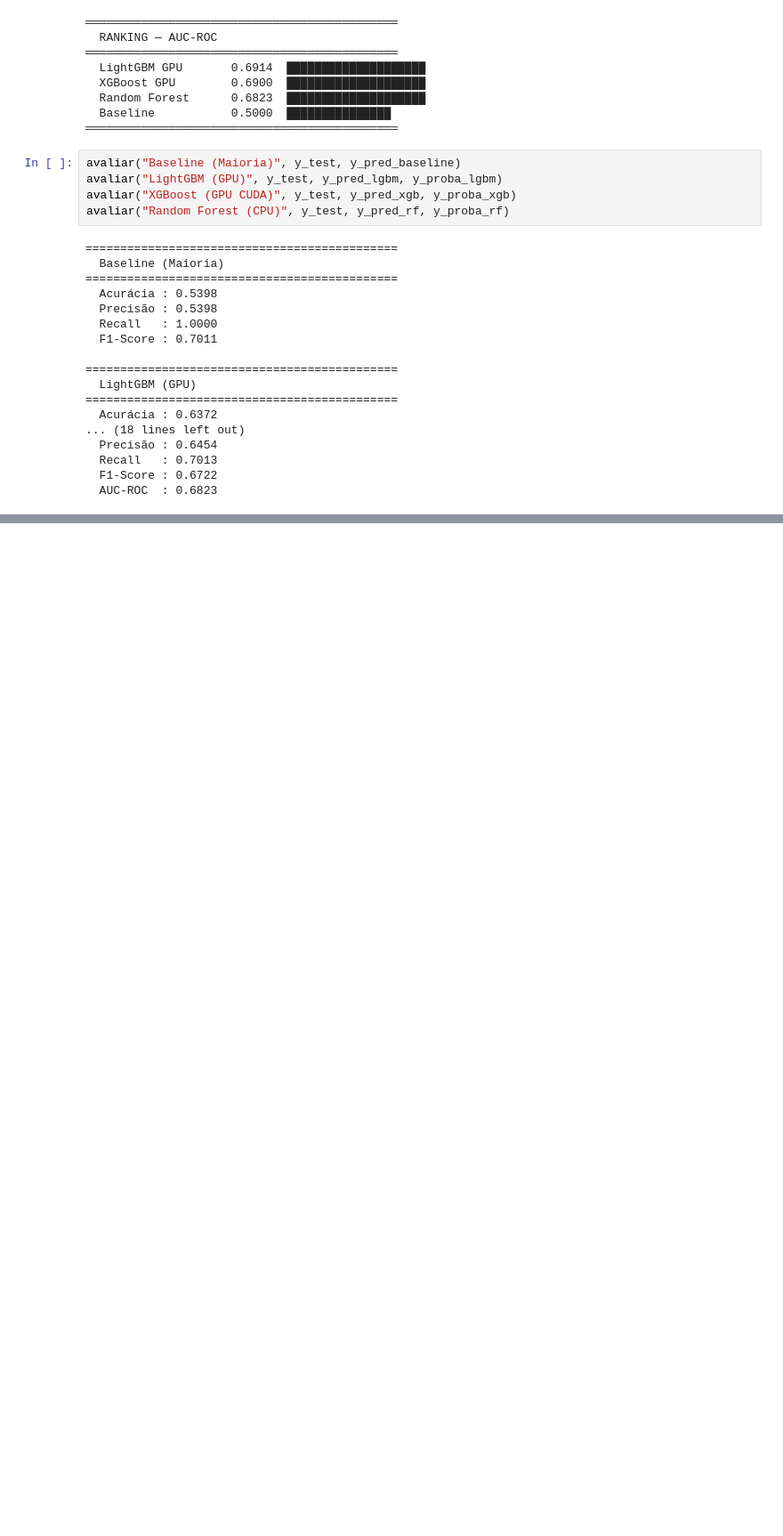
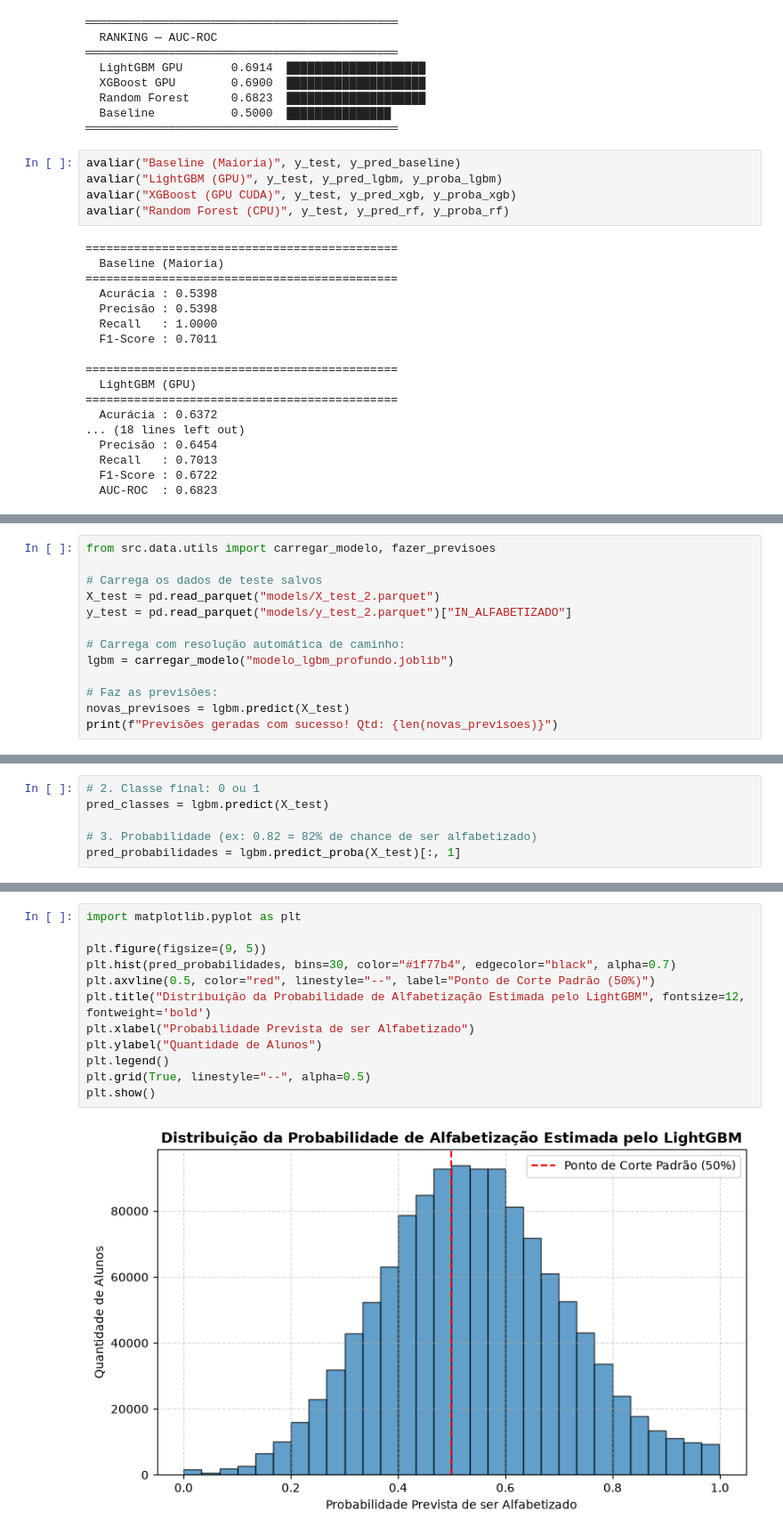
Before and after one commit to LucasRuizMartins/fiap_tech_challenge_03, a Jupyter notebook: notebooks/01 - pipeline.ipynb, the cells around one changed output, grey strips where cells are left out. Shown at 89% size. Saved outputs shown, nothing was run; the diff lists cells and outputs as text; blank space fills up the shorter version.

```diff
--- a/notebooks/01 - pipeline.ipynb
+++ b/notebooks/01 - pipeline.ipynb
@@ -1405,0 +1448,13 @@ Training until validation scores don't improve for 40 rounds
+# %%
+from src.data.utils import carregar_modelo, fazer_previsoes
+
+# Carrega os dados de teste salvos
+X_test = pd.read_parquet("models/X_test_2.parquet")
+y_test = pd.read_parquet("models/y_test_2.parquet")["IN_ALFABETIZADO"]
+
+# Carrega com resolução automática de caminho:
+lgbm = carregar_modelo("modelo_lgbm_profundo.joblib")
+
+# Faz as previsões:
+novas_previsoes = lgbm.predict(X_test)
+print(f"Previsões geradas com sucesso! Qtd: {len(novas_previsoes)}")
@@ -1405,0 +1464,6 @@ Training until validation scores don't improve for 40 rounds
+# %%
+# 2. Classe final: 0 ou 1
+pred_classes = lgbm.predict(X_test)
+
+# 3. Probabilidade (ex: 0.82 = 82% de chance de ser alfabetizado)
+pred_probabilidades = lgbm.predict_proba(X_test)[:, 1]
@@ -1405,0 +1509,14 @@ Training until validation scores don't improve for 40 rounds
+# %%
+import matplotlib.pyplot as plt
+
+plt.figure(figsize=(9, 5))
+plt.hist(pred_probabilidades, bins=30, color="#1f77b4", edgecolor="black", alpha=0.7)
+plt.axvline(0.5, color="red", linestyle="--", label="Ponto de Corte Padrão (50%)")
+plt.title("Distribuição da Probabilidade de Alfabetização Estimada pelo LightGBM", fontsize=12, fontweight='bold')
+plt.xlabel("Probabilidade Prevista de ser Alfabetizado")
+plt.ylabel("Quantidade de Alunos")
+plt.legend()
+plt.grid(True, linestyle="--", alpha=0.5)
+plt.show()
+# %% [output]
+[figure, added]
```
Also changed, not shown: parts of 58 cells of this notebook, 4 other files.
